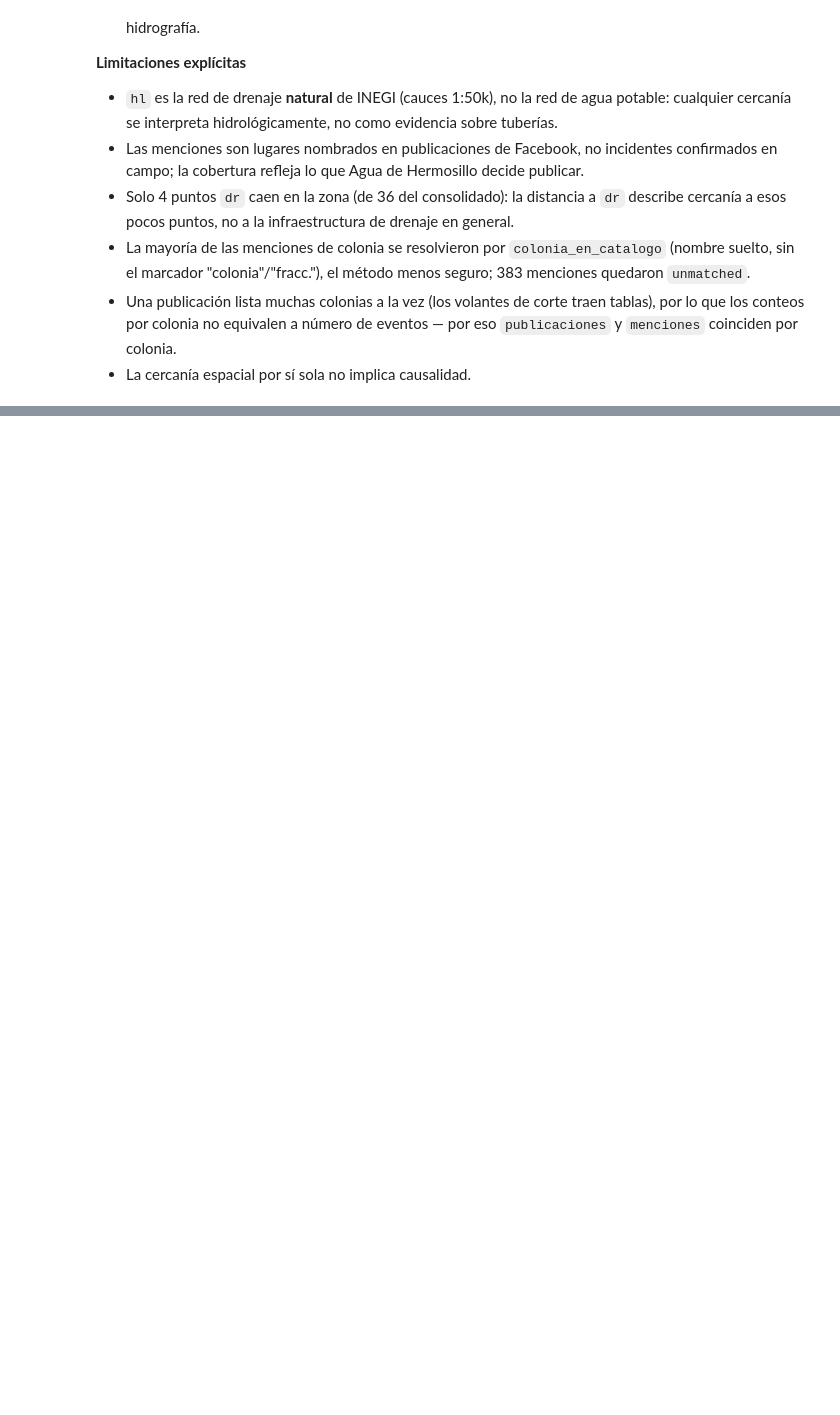
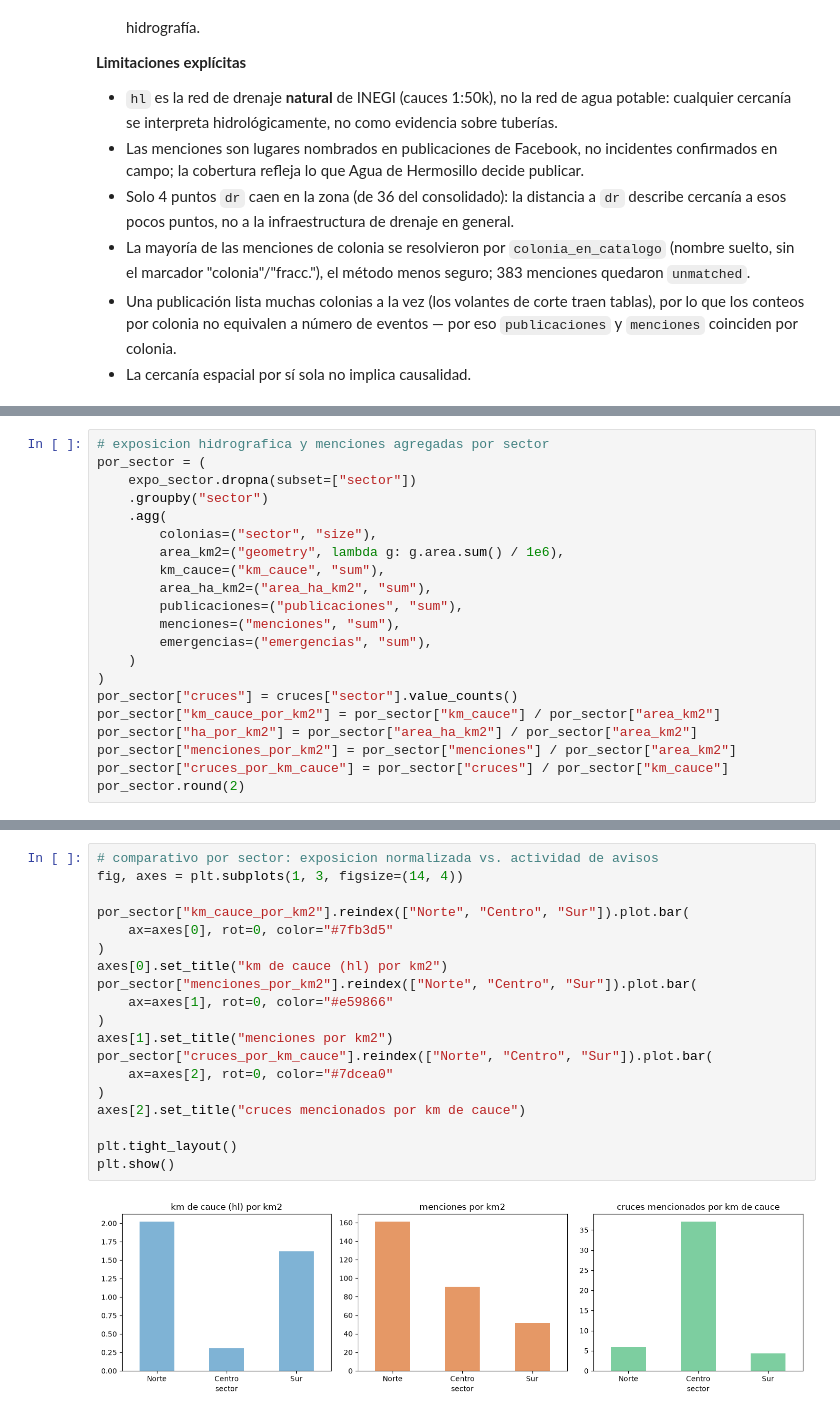
Before and after one commit to Mcd-2026-2-IngC-Team/proyecto-ingenieria-de-caracteristicas, a Jupyter notebook: notebooks/AAMM/06-AAMM-eda-avisos-hidrografia.ipynb, the cells around one changed output, grey strips where cells are left out. Drawn from its saved outputs; the diff is of its cells as text; blank space fills up the shorter version.

Commit message:
docs: segunda version libreta EDA de avisos e hidrografía

```diff
--- a/notebooks/AAMM/06-AAMM-eda-avisos-hidrografia.ipynb
+++ b/notebooks/AAMM/06-AAMM-eda-avisos-hidrografia.ipynb
@@ -369,0 +396,21 @@ Spearman (km_cauce vs. emergencias por colonia): 0.11
+# %%
+# exposicion hidrografica y menciones agregadas por sector
+por_sector = (
+    expo_sector.dropna(subset=["sector"])
+    .groupby("sector")
+    .agg(
+        colonias=("sector", "size"),
+        area_km2=("geometry", lambda g: g.area.sum() / 1e6),
+        km_cauce=("km_cauce", "sum"),
+        area_ha_km2=("area_ha_km2", "sum"),
+        publicaciones=("publicaciones", "sum"),
+        menciones=("menciones", "sum"),
+        emergencias=("emergencias", "sum"),
+    )
+)
+por_sector["cruces"] = cruces["sector"].value_counts()
+por_sector["km_cauce_por_km2"] = por_sector["km_cauce"] / por_sector["area_km2"]
+por_sector["ha_por_km2"] = por_sector["area_ha_km2"] / por_sector["area_km2"]
+por_sector["menciones_por_km2"] = por_sector["menciones"] / por_sector["area_km2"]
+por_sector["cruces_por_km_cauce"] = por_sector["cruces"] / por_sector["km_cauce"]
+por_sector.round(2)
@@ -369,0 +423,21 @@ Spearman (km_cauce vs. emergencias por colonia): 0.11
+# %%
+# comparativo por sector: exposicion normalizada vs. actividad de avisos
+fig, axes = plt.subplots(1, 3, figsize=(14, 4))
+
+por_sector["km_cauce_por_km2"].reindex(["Norte", "Centro", "Sur"]).plot.bar(
+    ax=axes[0], rot=0, color="#7fb3d5"
+)
+axes[0].set_title("km de cauce (hl) por km2")
+por_sector["menciones_por_km2"].reindex(["Norte", "Centro", "Sur"]).plot.bar(
+    ax=axes[1], rot=0, color="#e59866"
+)
+axes[1].set_title("menciones por km2")
+por_sector["cruces_por_km_cauce"].reindex(["Norte", "Centro", "Sur"]).plot.bar(
+    ax=axes[2], rot=0, color="#7dcea0"
+)
+axes[2].set_title("cruces mencionados por km de cauce")
+
+plt.tight_layout()
+plt.show()
+# %% [output]
+[figure, added]
```
Also changed, not shown: parts of 21 cells of this notebook, 1 other file.
